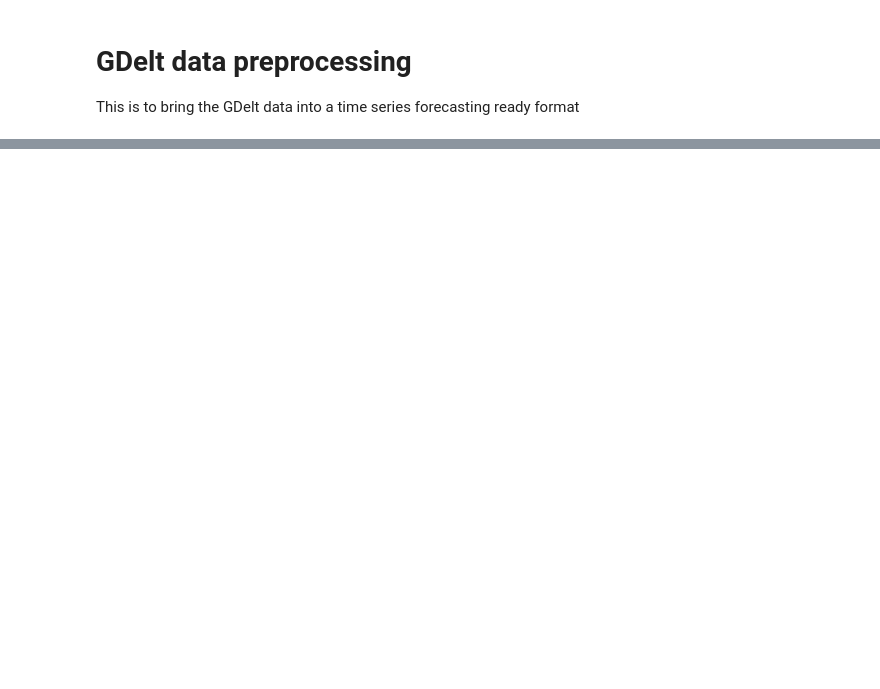
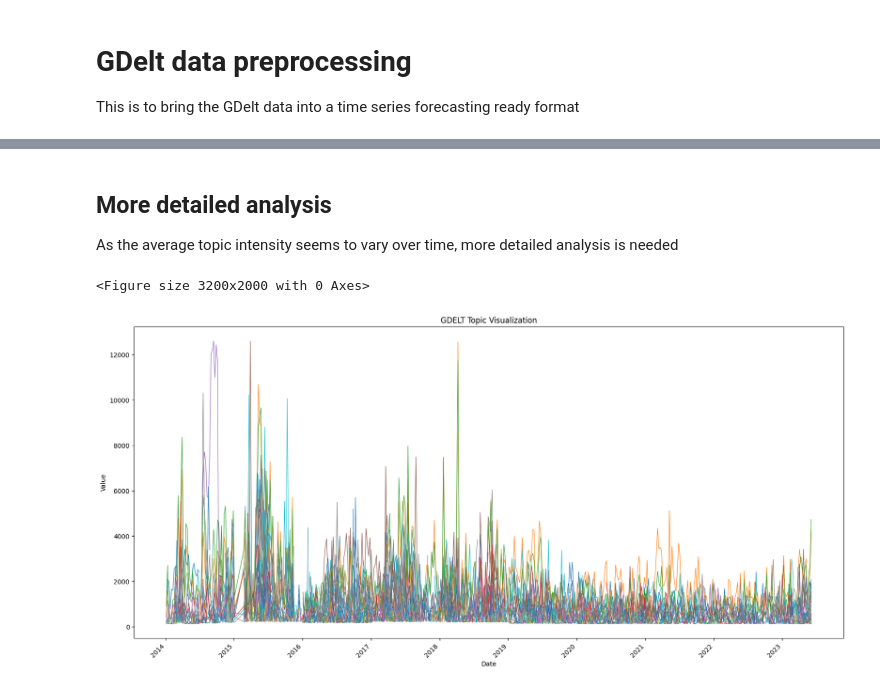
Before and after one commit to jhb300/project_submission_hai_performer, a Jupyter notebook: data_engineering/gdelt_preprocessing.ipynb, the cells around one changed output, grey strips where cells are left out. Cells and saved outputs as stored; diff of their text form; code cells hidden in the pictures; blank space fills up the shorter version.

```diff
--- a/data_engineering/gdelt_preprocessing.ipynb
+++ b/data_engineering/gdelt_preprocessing.ipynb
@@ -57,0 +92,18 @@ weekly_data.to_csv("./timeseries_data/ts_dgelt_events.csv", index=True)
+# %% [markdown]
+## More detailed analysis
+As the average topic intensity seems to vary over time, more detailed analysis is needed
+# %%
+filtered_data = weekly_data.loc['2014':]
+plt.figure(figsize=(32, 20))
+
+# Plotting all time series in the DataFrame
+filtered_data.plot(lw=.8)  # Adjust line width
+plt.xlabel('Date')
+plt.ylabel('Value')
+plt.title('GDELT Topic Visualization')
+plt.xticks(rotation=45)
+plt.legend().remove()  # Remove the legend
+plt.show()
+# %% [output]
+<Figure size 3200x2000 with 0 Axes>
+[figure, added]
```
Also changed, not shown: parts of 11 cells of this notebook, 4 other files.
